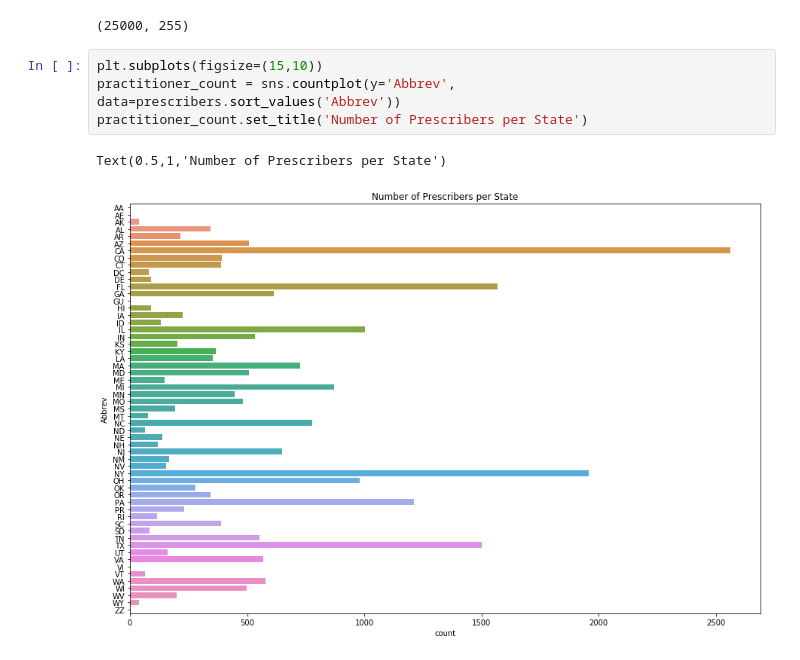
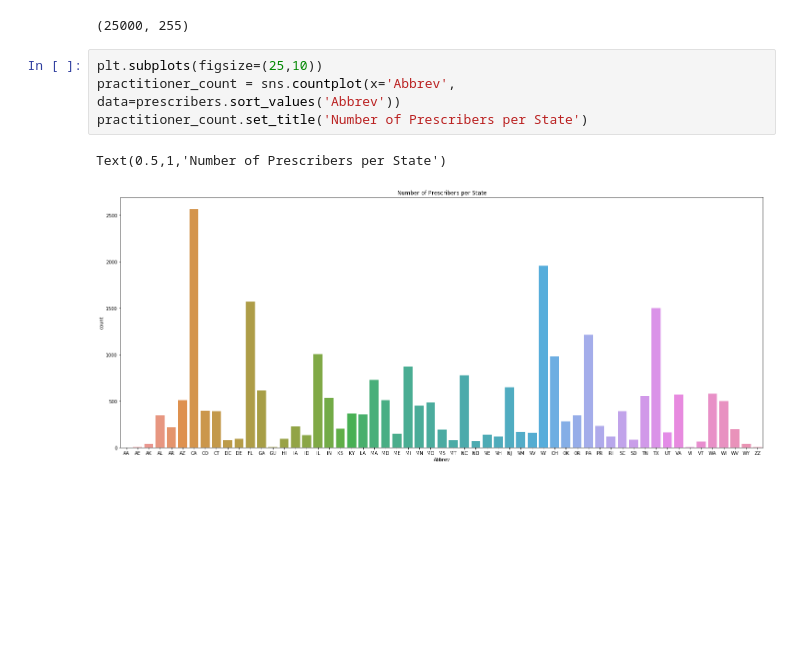
Before and after one commit to ryatchak/springboard, a Jupyter notebook: sandbox/us_opiatedata_kaggle.ipynb, the cells around one changed output. Saved outputs shown, nothing was run; the diff lists cells and outputs as text; blank space fills up the shorter version.

```diff
--- a/sandbox/us_opiatedata_kaggle.ipynb
+++ b/sandbox/us_opiatedata_kaggle.ipynb
@@ -396,9 +383,9 @@ print(prescribers.shape)
 # %% [output]
 (25000, 255)
 # %%
-plt.subplots(figsize=(15,10))
-practitioner_count = sns.countplot(y='Abbrev', data=prescribers.sort_values('Abbrev'))
+plt.subplots(figsize=(25,10))
+practitioner_count = sns.countplot(x='Abbrev', data=prescribers.sort_values('Abbrev'))
 practitioner_count.set_title('Number of Prescribers per State')
 # %% [output]
 Text(0.5,1,'Number of Prescribers per State')
-[figure, old version]
+[figure, new version]
```
Also changed, not shown: parts of 24 cells of this notebook, 6 other files.
